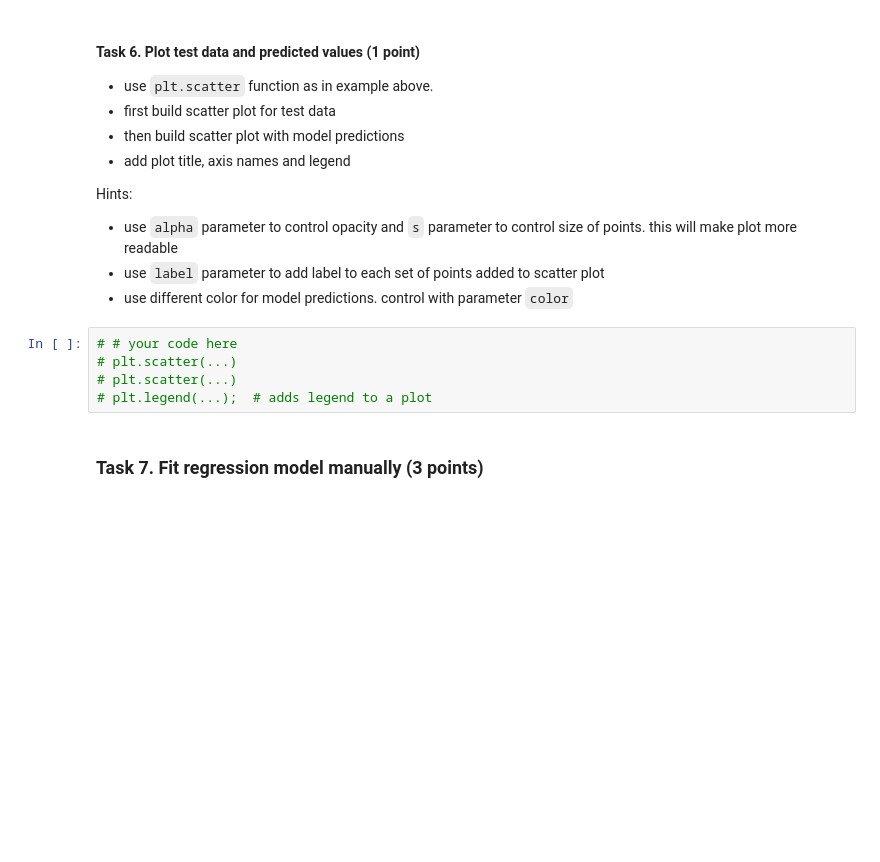
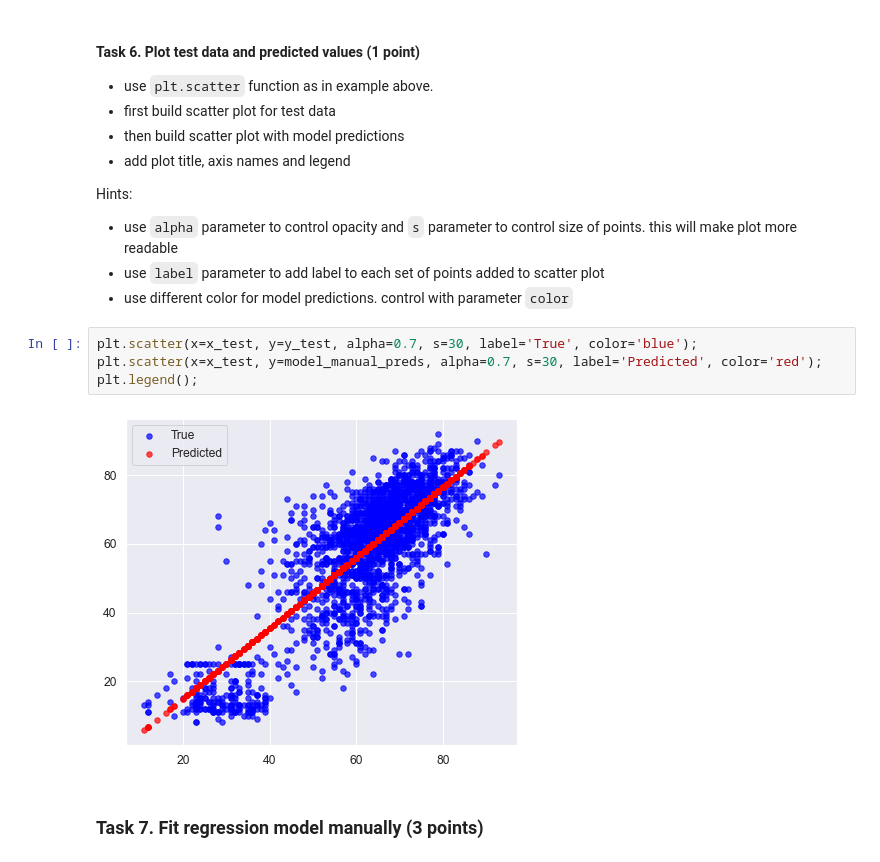
Before and after one commit to AndreiMedvedevSaratov/ml-3-linear_regression, a Jupyter notebook: linear_regression.ipynb, the cells around one changed output. Cells and saved outputs as stored; diff of their text form; blank space fills up the shorter version.

```diff
--- a/linear_regression.ipynb
+++ b/linear_regression.ipynb
@@ -650,10 +650,11 @@ Hints:
 * use `label` parameter to add label to each set of points added to scatter plot
 * use different color for model predictions. control with parameter `color`
 # %%
-# # your code here
-# plt.scatter(...)
-# plt.scatter(...)
-# plt.legend(...);  # adds legend to a plot
+plt.scatter(x=x_test, y=y_test, alpha=0.7, s=30, label='True', color='blue');
+plt.scatter(x=x_test, y=model_manual_preds, alpha=0.7, s=30, label='Predicted', color='red');
+plt.legend();
+# %% [output]
+[figure, added]
 # %% [markdown]
 ### Task 7.  Fit regression model manually (3 points)
 # %% [markdown]
```
